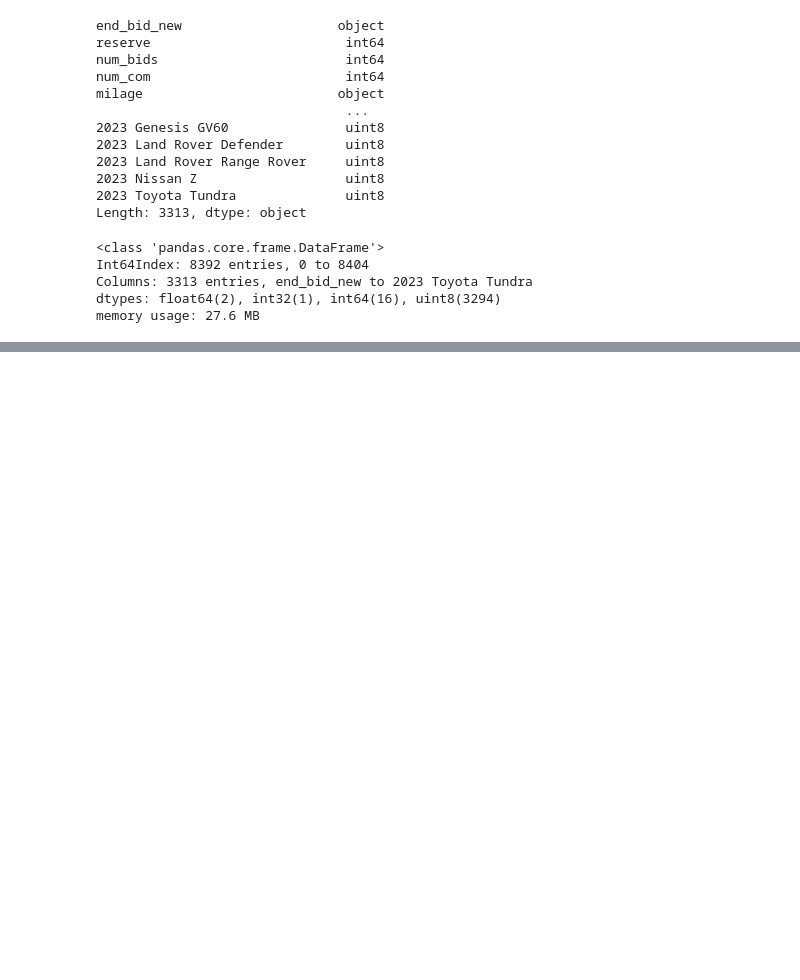
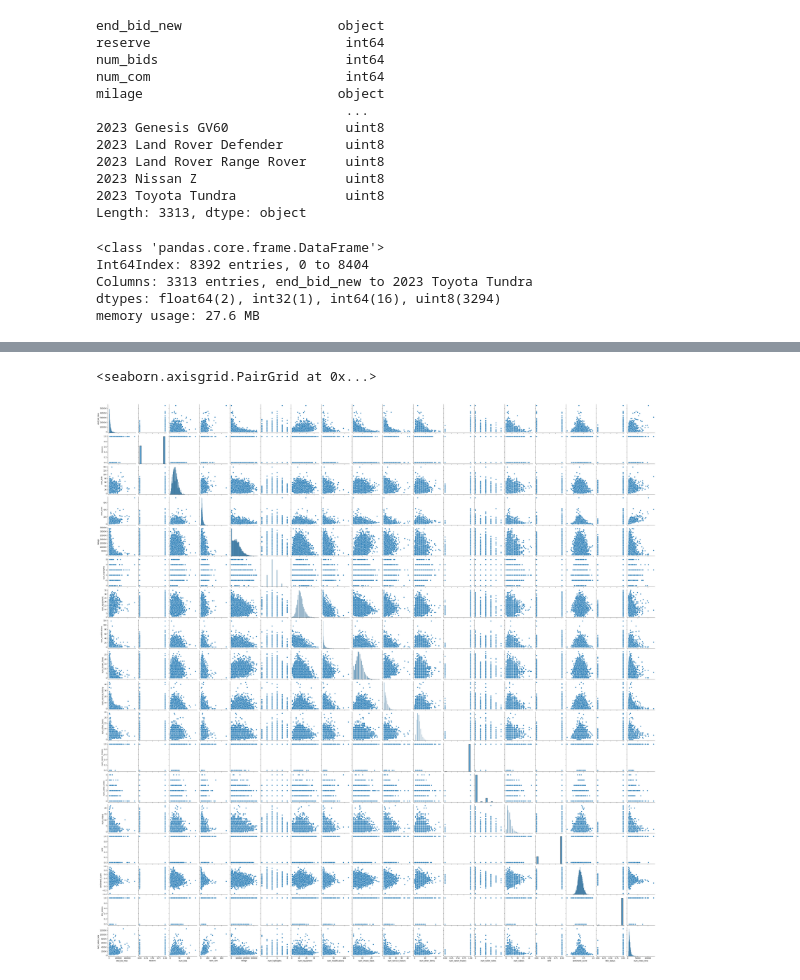
Before and after one commit to francisypeng/car_sentiment, a Jupyter notebook: analysis.ipynb, the cells around one changed output, grey strips where cells are left out. Cells and saved outputs as stored; diff of their text form; code cells hidden in the pictures; blank space fills up the shorter version.

```diff
--- a/analysis.ipynb
+++ b/analysis.ipynb
@@ -105,0 +129,5 @@ model2 = smf.ols(formula = 'end_bid_new ~ reserve + num_bids + num_com + milage
+# %%
+sns.pairplot(reg_df.iloc[:, 0:18])
+# %% [output]
+<seaborn.axisgrid.PairGrid at 0x...>
+[figure, added]
```
Also changed, not shown: parts of 11 cells of this notebook, 2 other files.
